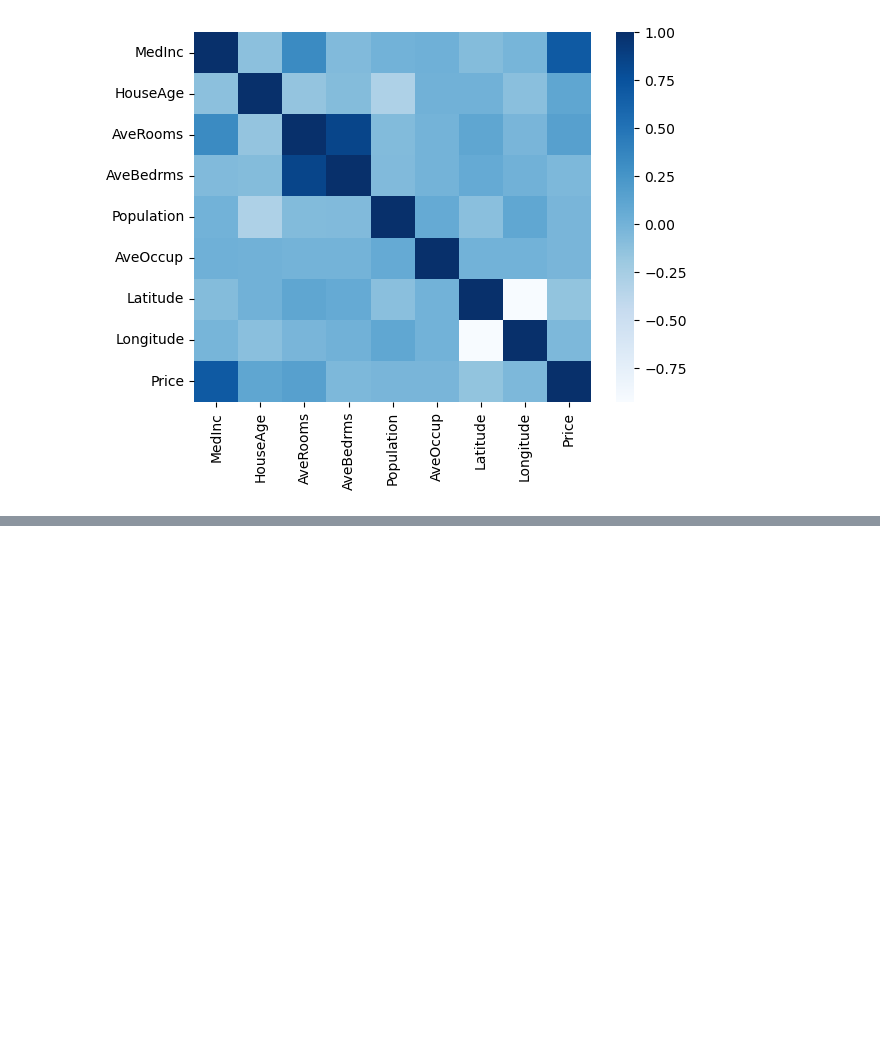
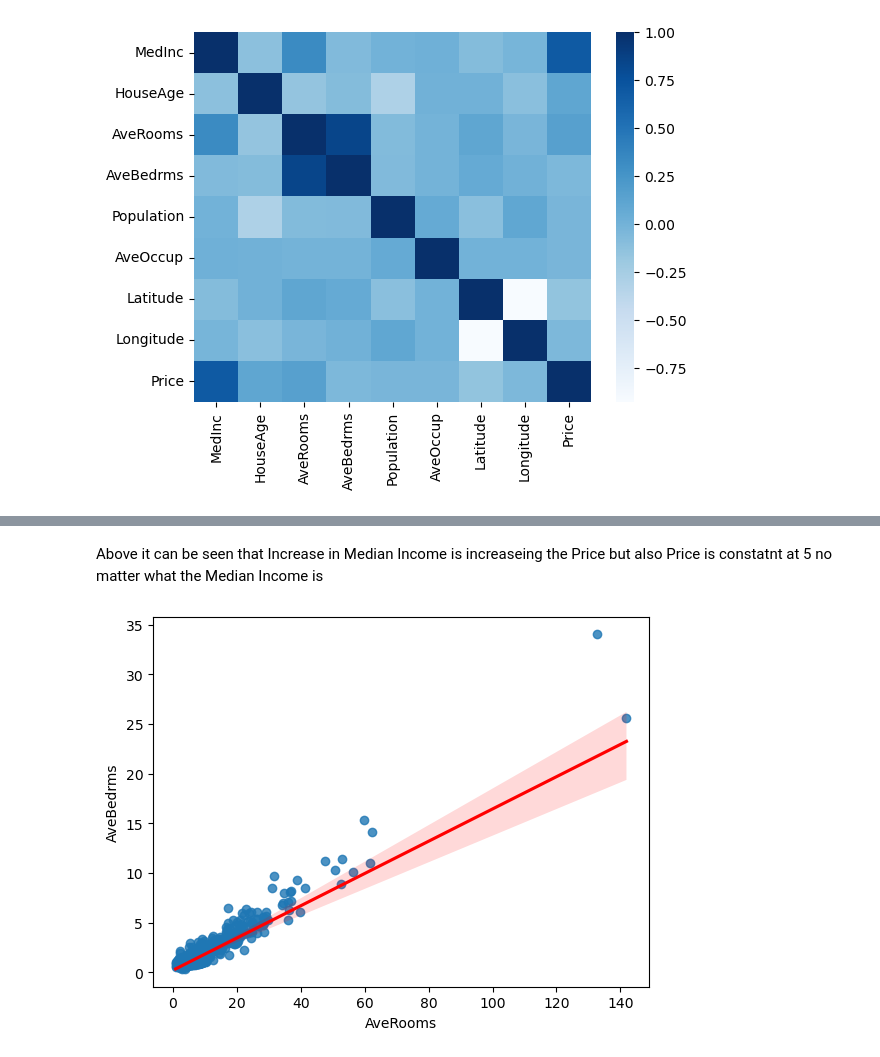
Before and after one commit to Rooneyish/bostonHousePricing, a Jupyter notebook: Linear Regression ML Implementatoin.ipynb, the cells around one changed output, grey strips where cells are left out. Saved outputs shown, nothing was run; the diff lists cells and outputs as text; code cells hidden in the pictures; blank space fills up the shorter version.

```diff
--- a/Linear Regression ML Implementatoin.ipynb
+++ b/Linear Regression ML Implementatoin.ipynb
@@ -183,0 +205,7 @@ sns.pairplot(df)
+# %% [markdown]
+Above it can be seen that Increase in Median Income is increaseing the Price but also Price is constatnt at 5 no matter what the Median Income is
+# %%
+sns.regplot(x="AveRooms", y="AveBedrms", data=df, line_kws={"color": "red"})
+plt.show()
+# %% [output]
+[figure, added]
```
Also changed, not shown: parts of 31 cells of this notebook, 2 other files.
